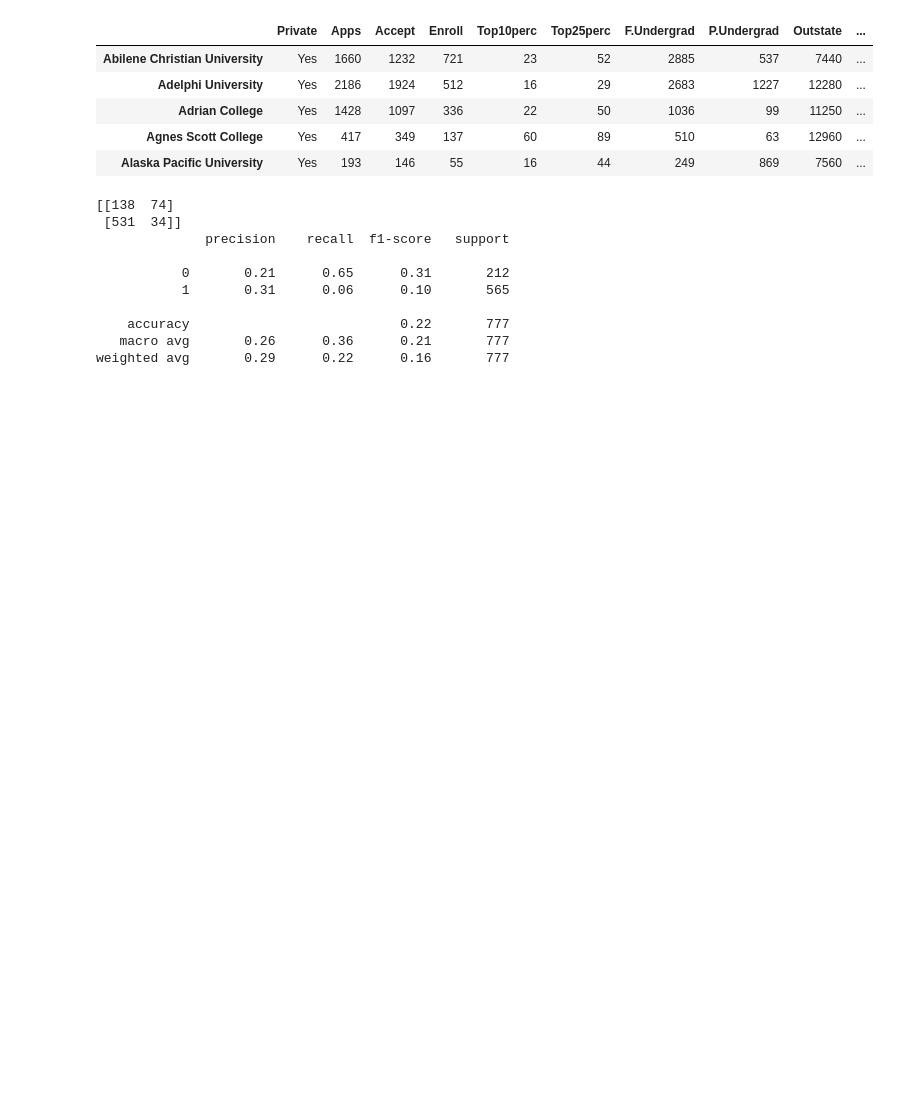
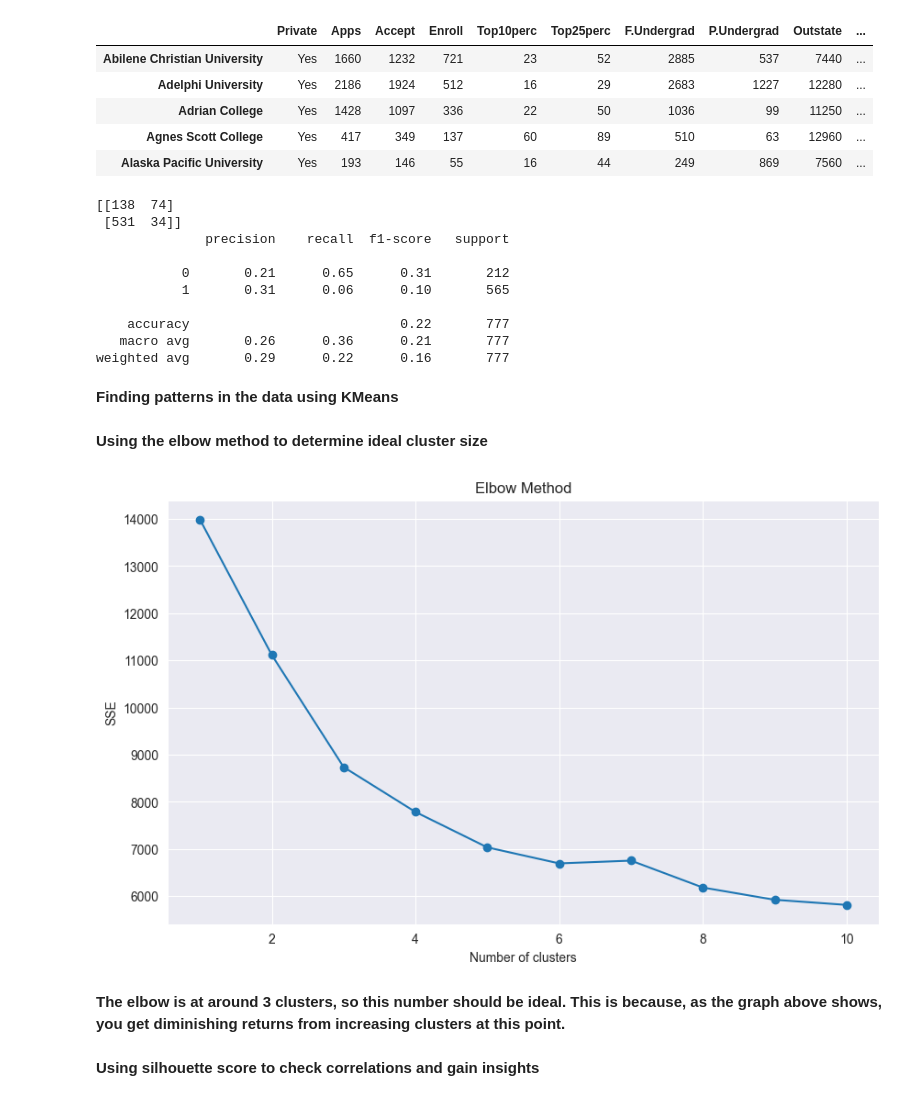
Before and after one commit to UUCompSci/ms-data-analytics, a Jupyter notebook: cluster.ipynb, the cells around one changed output. Saved outputs shown, nothing was run; the diff lists cells and outputs as text; code cells hidden in the pictures; blank space fills up the shorter version.

Commit message:
Cluster project complete

```diff
--- a/cluster.ipynb
+++ b/cluster.ipynb
@@ -209,3 +211,33 @@ print(classification_report(df['Cluster'],kmeans.labels_))
     accuracy                           0.22       777
    macro avg       0.26      0.36      0.21       777
 weighted avg       0.29      0.22      0.16       777
+# %% [markdown]
+**Finding patterns in the data using KMeans**
+# %%
+from sklearn.preprocessing import StandardScaler
+data = df.select_dtypes(include=[np.number])
+
+# Standardizes the data
+scaler = StandardScaler()
+data_scaled = scaler.fit_transform(data)
+# %% [markdown]
+**Using the elbow method to determine ideal cluster size**
+# %%
+# Elbow method
+sse = []
+for k in range(1, 11):  # Check for k from 1 to 10
+    kmeans = KMeans(n_clusters=k, init='k-means++')
+    kmeans.fit(data_scaled)
+    sse.append(kmeans.inertia_)
+
+# Plot SSE for each *k*
+plt.figure(figsize=(10, 6))
+plt.plot(range(1, 11), sse, marker='o')
+plt.title('Elbow Method')
+plt.xlabel('Number of clusters')
+plt.ylabel('SSE')
+plt.show()
+# %% [output]
+[figure, added]
+# %% [markdown]
+**The elbow is at around 3 clusters, so this number should be ideal. This is because, as the graph above shows, you get diminishing returns from increasing clusters at this point.**
@@ -211,0 +250,2 @@ weighted avg       0.29      0.22      0.16       777
+# %% [markdown]
+**Using silhouette score to check correlations and gain insights**
```
Also changed, not shown: parts of 9 cells of this notebook.
